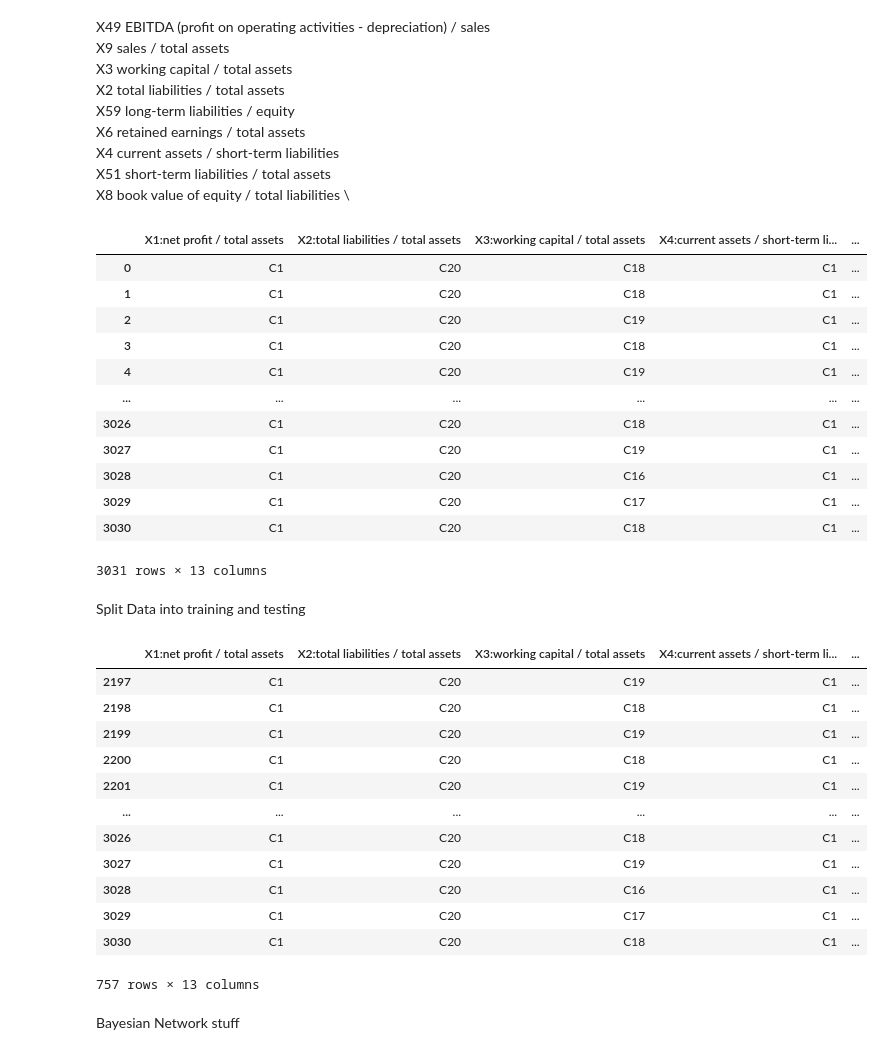
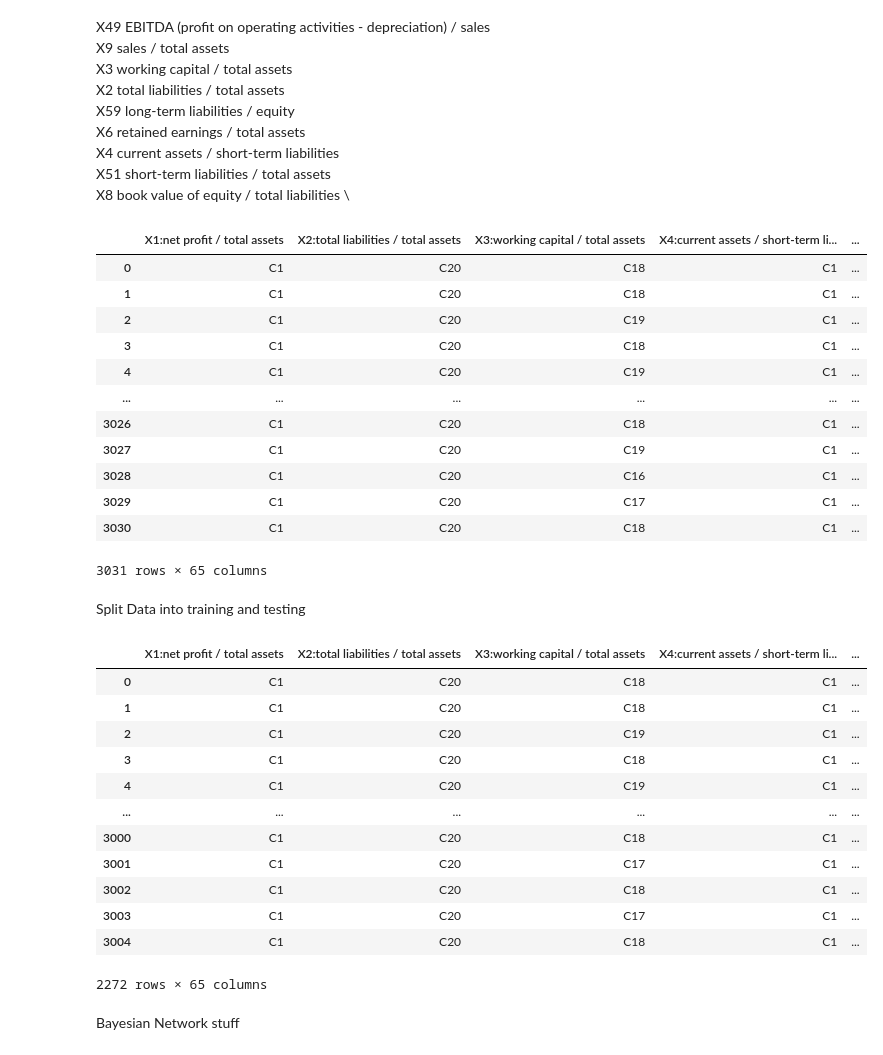
Before and after one commit to Zach-schwark/PGM_Assignment, a Jupyter notebook: Bayesian.ipynb, the cells around one changed output. Saved outputs shown, nothing was run; the diff lists cells and outputs as text; code cells hidden in the pictures.

```diff
--- a/Bayesian.ipynb
+++ b/Bayesian.ipynb
@@ -286,9 +286,9 @@ keeping_attributes = [
     "class"
 ]
 
-for attribute in PreprocessedData.columns.values.tolist():
-    if attribute not in keeping_attributes:
-        del PreprocessedData[attribute]
+#for attribute in PreprocessedData.columns.values.tolist():
+  #  if attribute not in keeping_attributes:
+   #     del PreprocessedData[attribute]
 
 PreprocessedData
 # %% [output]
@@ -304,43 +304,43 @@ PreprocessedData
 | 3028 | C1 | C20 | C16 | C1 | ... |
 | 3029 | C1 | C20 | C17 | C1 | ... |
 | 3030 | C1 | C20 | C18 | C1 | ... |
-3031 rows × 13 columns
+3031 rows × 65 columns
 # %% [markdown]
 Split Data into training and testing
 # %%
 
 from math import floor
 
 
 processed_bankrupt = PreprocessedData.loc[PreprocessedData["class"] == '1']
 processed_nonbunkrupt = PreprocessedData.loc[PreprocessedData["class"] == '0']
 #results_bankrupt
 #result_nonbunkrupt
 processed_bankrupt_train = processed_bankrupt[0:(floor(0.75*processed_bankrupt.shape[0]))]
 processed_nonbankrupt_train = processed_nonbunkrupt[0:(floor(0.75*processed_nonbunkrupt.shape[0]))]
 
 processed_bankrupt_test = processed_bankrupt[(floor(0.75*processed_bankrupt.shape[0]))+1:processed_bankrupt.shape[0]]
 processed_nonbankrupt_test = processed_nonbunkrupt[(floor(0.75*processed_nonbunkrupt.shape[0]))+1:processed_nonbunkrupt.shape[0]]
 
 training_data = pd.concat([processed_nonbankrupt_train,processed_bankrupt_train])
 training_data
 
-testing_data = pd.concat([processed_nonbankrupt_test,processed_bankrupt_test])
-testing_data
+#testing_data = pd.concat([processed_nonbankrupt_test,processed_bankrupt_test])
+#testing_data
 # %% [output]
 |  | X1:net profit / total assets | X2:total liabilities / total assets | X3:working capital / total assets | X4:current assets / short-term li... | ... |
-| 2197 | C1 | C20 | C19 | C1 | ... |
-| 2198 | C1 | C20 | C18 | C1 | ... |
-| 2199 | C1 | C20 | C19 | C1 | ... |
-| 2200 | C1 | C20 | C18 | C1 | ... |
-| 2201 | C1 | C20 | C19 | C1 | ... |
+| 0 | C1 | C20 | C18 | C1 | ... |
+| 1 | C1 | C20 | C18 | C1 | ... |
+| 2 | C1 | C20 | C19 | C1 | ... |
+| 3 | C1 | C20 | C18 | C1 | ... |
+| 4 | C1 | C20 | C19 | C1 | ... |
 | ... | ... | ... | ... | ... | ... |
-| 3026 | C1 | C20 | C18 | C1 | ... |
-| 3027 | C1 | C20 | C19 | C1 | ... |
-| 3028 | C1 | C20 | C16 | C1 | ... |
-| 3029 | C1 | C20 | C17 | C1 | ... |
-| 3030 | C1 | C20 | C18 | C1 | ... |
+| 3000 | C1 | C20 | C18 | C1 | ... |
+| 3001 | C1 | C20 | C17 | C1 | ... |
+| 3002 | C1 | C20 | C18 | C1 | ... |
+| 3003 | C1 | C20 | C17 | C1 | ... |
+| 3004 | C1 | C20 | C18 | C1 | ... |
-757 rows × 13 columns
+2272 rows × 65 columns
 # %% [markdown]
 Bayesian Network stuff
 # %%
```
Also changed, not shown: parts of 5 cells of this notebook.
